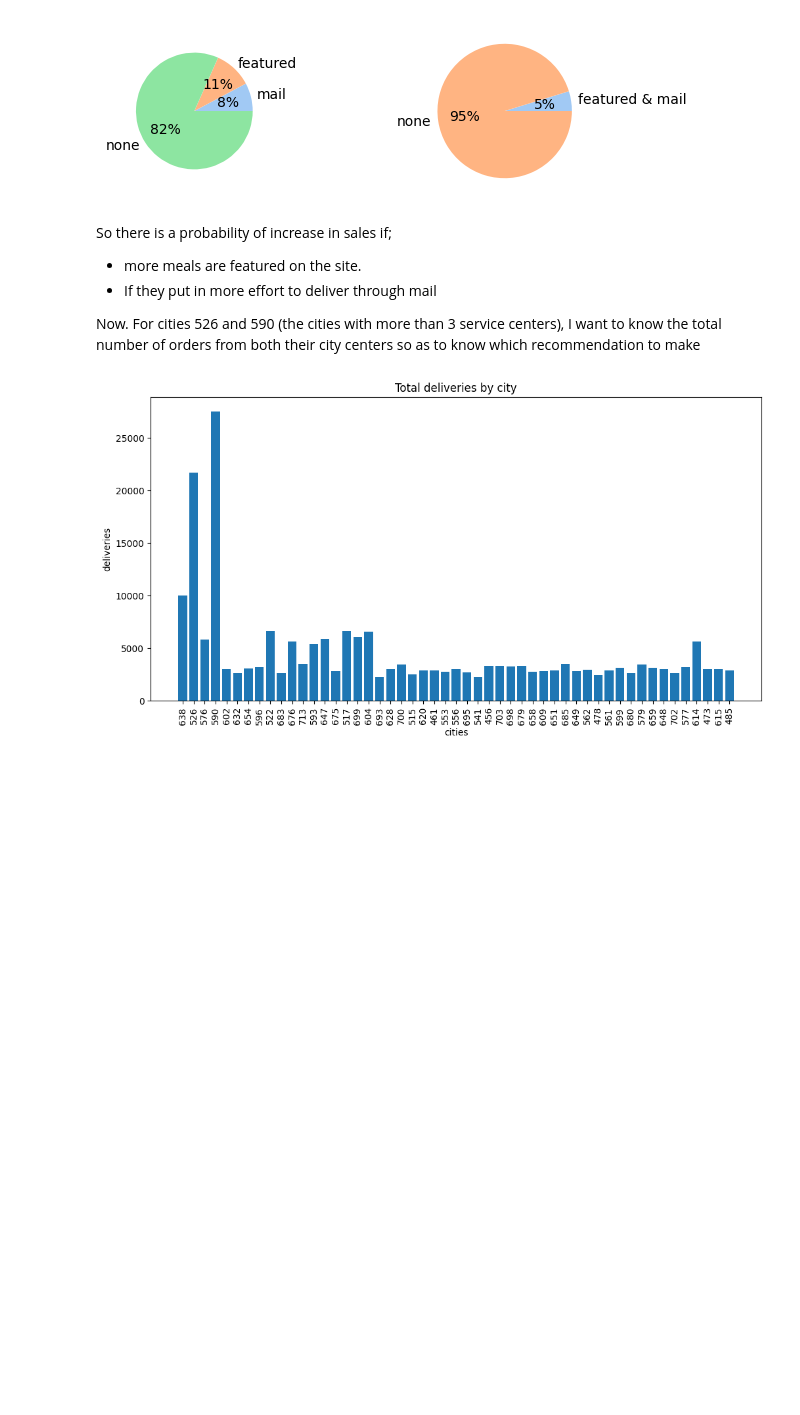
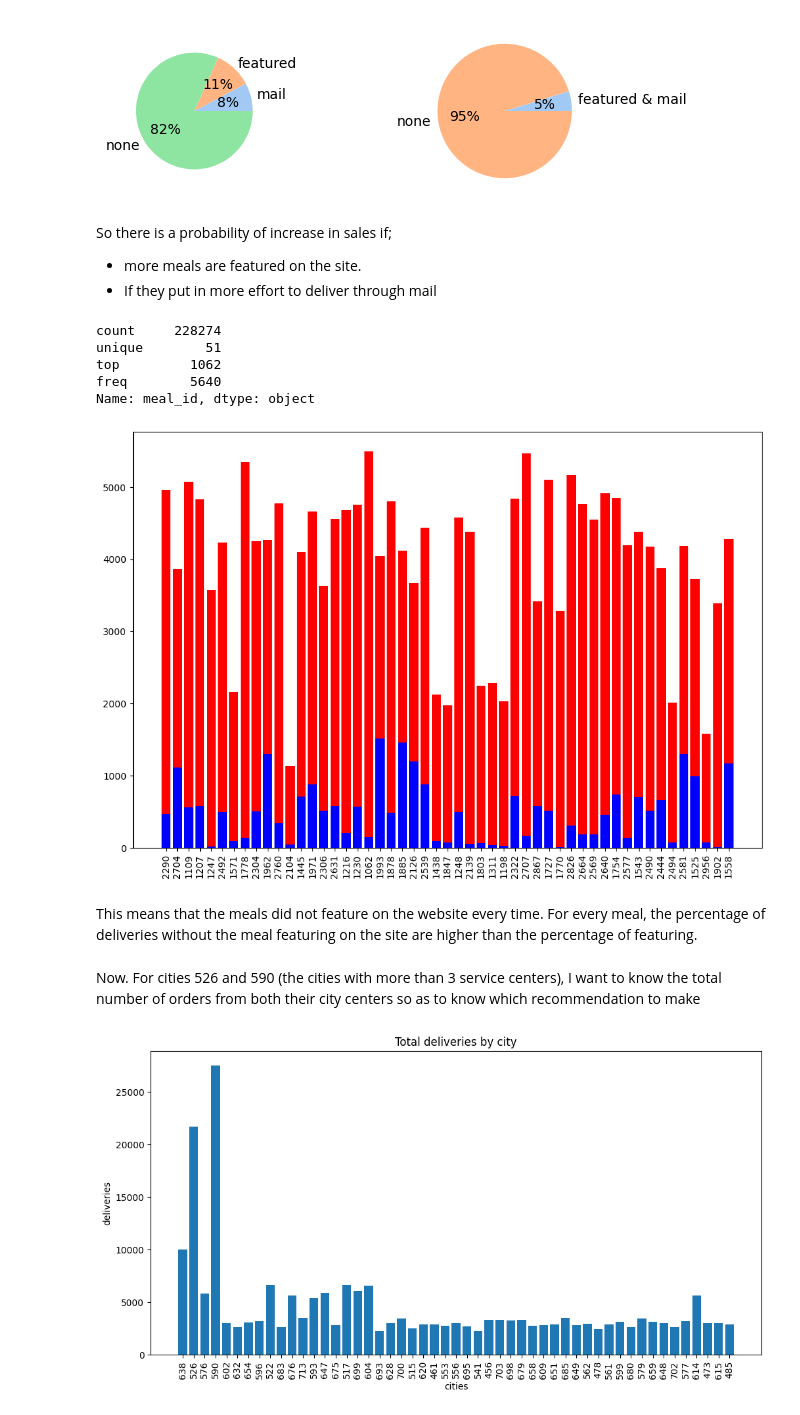
Before and after one commit to Faith-Nchifor/Meal-Delivery-service, a Jupyter notebook: notebook.ipynb, the cells around one changed output. Drawn from its saved outputs; the diff is of its cells as text; code cells hidden in the pictures; blank space fills up the shorter version.

Commit message:
uploaded notebook visualization

```diff
--- a/notebook.ipynb
+++ b/notebook.ipynb
@@ -121,5 +121,21 @@ plt.show()
 So there is a probability of increase in sales if;
 * more meals are featured on the site.
 * If they put in more effort to deliver through mail
-
-Now. For cities 526 and 590 (the cities with more than 3 service centers), I want to know the total number of orders from both their city centers so as to know which recommendation to make
+# %%
+deliveries['meal_id']=deliveries['meal_id'].apply(lambda x: str(x))
+deliveries['meal_id'].describe()
+# %% [output]
+count     228274
+unique        51
+top         1062
+freq        5640
+Name: meal_id, dtype: object
+# %%
+meals= deliveries['meal_id'].unique()
+num_featured=[]
+num_no_featured=[]
+meal_dist= dict()
+for meal in meals:
+    meal_delivs=deliveries[deliveries['meal_id']==meal]
+    num_featured.append(meal_delivs[meal_delivs['featured']==1].shape[0])
+    num_no_featured.append(meal_delivs[meal_delivs['featured']==0].shape[0])
@@ -126,3 +147,18 @@ Now. For cities 526 and 590 (the cities with more than 3 service centers), I wan
+# %%
+width=0.3
+plt.figure(figsize=(12,8))
+#sns.barplot(x='meal',y='featured_deliveries',hue='no_featured_deliveries',data=meals_delivs)
+plt.bar(meals,num_no_featured,color='red',label='not featured')
+plt.bar(meals,num_featured,color='blue',label='featured')
+plt.xticks(rotation=90)
+
+plt.show()
+# %% [output]
+[figure, added]
+# %% [markdown]
+This means that the meals did not feature on the website every time. For every meal, the percentage of deliveries without the meal featuring on the site are higher than the percentage of featuring.
+# %% [markdown]
+Now. For cities 526 and 590 (the cities with more than 3 service centers), I want to know the total number of orders from both their city centers so as to know which recommendation to make
 # %%
 # firstly i will check the number of deliveries by each city
 total_city_deliveries=[]
```
Also changed, not shown: parts of 1 cell of this notebook.
